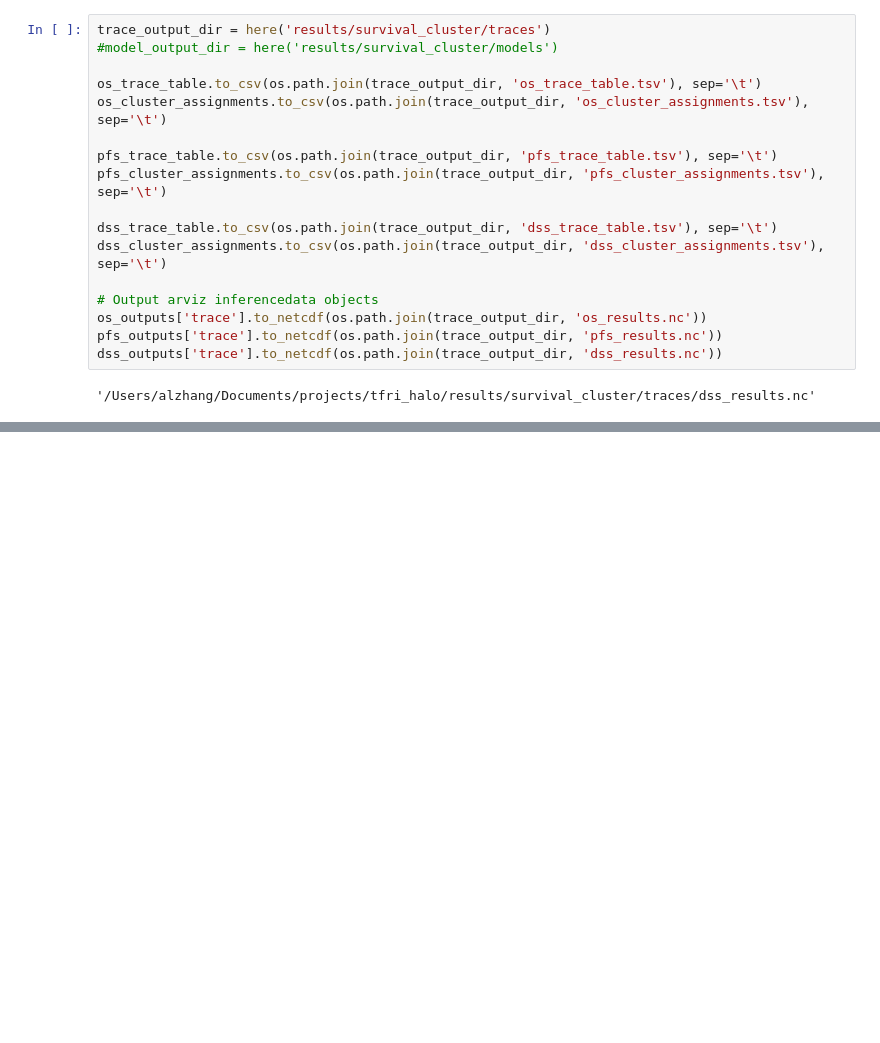
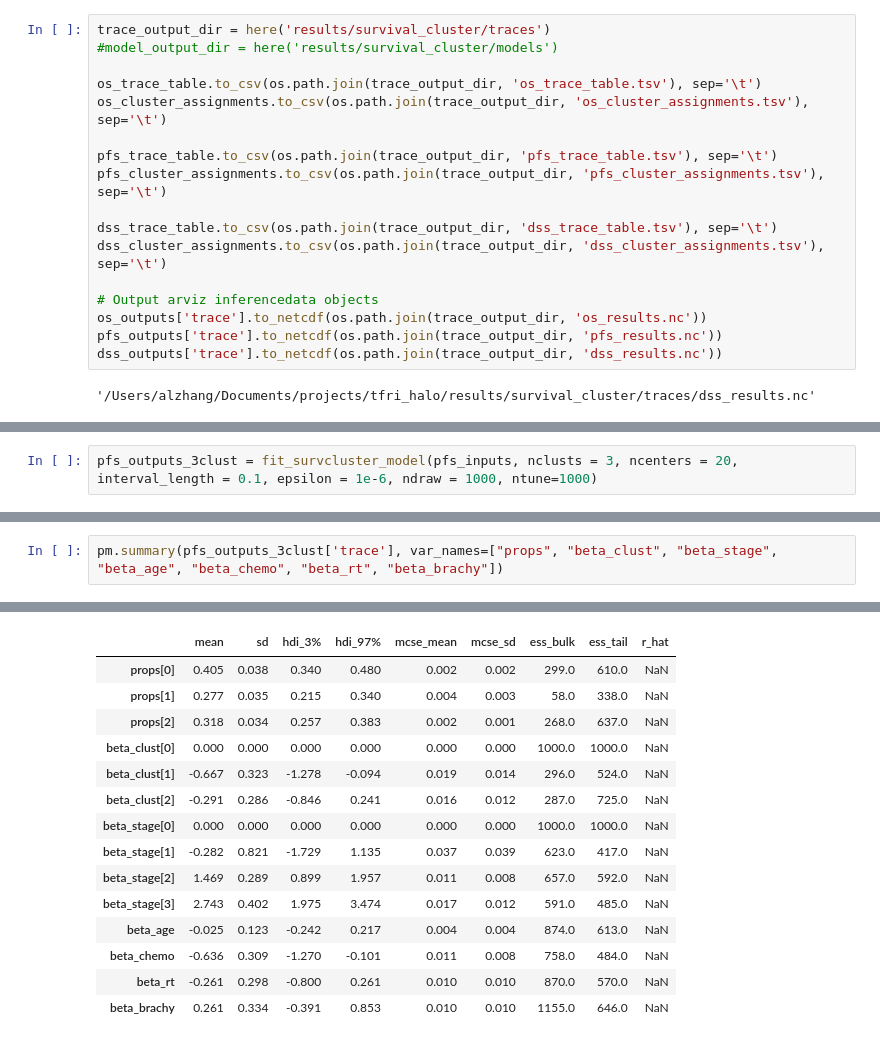
Before and after one commit to Irrationone/tfri_halo, a Jupyter notebook: submission/draft/survival_clustering.ipynb, the cells around one changed output, grey strips where cells are left out. Saved outputs shown, nothing was run; the diff lists cells and outputs as text; blank space fills up the shorter version.

```diff
--- a/submission/draft/survival_clustering.ipynb
+++ b/submission/draft/survival_clustering.ipynb
@@ -388,0 +436,2 @@ dss_outputs['trace'].to_netcdf(os.path.join(trace_output_dir, 'dss_results.nc'))
+# %%
+pfs_outputs_3clust = fit_survcluster_model(pfs_inputs, nclusts = 3, ncenters = 20, interval_length = 0.1, epsilon = 1e-6, ndraw = 1000, ntune=1000)
@@ -388,0 +463,3 @@ dss_outputs['trace'].to_netcdf(os.path.join(trace_output_dir, 'dss_results.nc'))
+# %%
+pm.summary(pfs_outputs_3clust['trace'], var_names=["props", "beta_clust", "beta_stage", "beta_age", "beta_chemo", "beta_rt", "beta_brachy"])
+# %% [output]
@@ -388,0 +467,15 @@ dss_outputs['trace'].to_netcdf(os.path.join(trace_output_dir, 'dss_results.nc'))
+|  | mean | sd | hdi_3% | hdi_97% | mcse_mean | mcse_sd | ess_bulk | ess_tail | r_hat |
+| props[0] | 0.405 | 0.038 | 0.340 | 0.480 | 0.002 | 0.002 | 299.0 | 610.0 | NaN |
+| props[1] | 0.277 | 0.035 | 0.215 | 0.340 | 0.004 | 0.003 | 58.0 | 338.0 | NaN |
+| props[2] | 0.318 | 0.034 | 0.257 | 0.383 | 0.002 | 0.001 | 268.0 | 637.0 | NaN |
+| beta_clust[0] | 0.000 | 0.000 | 0.000 | 0.000 | 0.000 | 0.000 | 1000.0 | 1000.0 | NaN |
+| beta_clust[1] | -0.667 | 0.323 | -1.278 | -0.094 | 0.019 | 0.014 | 296.0 | 524.0 | NaN |
+| beta_clust[2] | -0.291 | 0.286 | -0.846 | 0.241 | 0.016 | 0.012 | 287.0 | 725.0 | NaN |
+| beta_stage[0] | 0.000 | 0.000 | 0.000 | 0.000 | 0.000 | 0.000 | 1000.0 | 1000.0 | NaN |
+| beta_stage[1] | -0.282 | 0.821 | -1.729 | 1.135 | 0.037 | 0.039 | 623.0 | 417.0 | NaN |
+| beta_stage[2] | 1.469 | 0.289 | 0.899 | 1.957 | 0.011 | 0.008 | 657.0 | 592.0 | NaN |
+| beta_stage[3] | 2.743 | 0.402 | 1.975 | 3.474 | 0.017 | 0.012 | 591.0 | 485.0 | NaN |
+| beta_age | -0.025 | 0.123 | -0.242 | 0.217 | 0.004 | 0.004 | 874.0 | 613.0 | NaN |
+| beta_chemo | -0.636 | 0.309 | -1.270 | -0.101 | 0.011 | 0.008 | 758.0 | 484.0 | NaN |
+| beta_rt | -0.261 | 0.298 | -0.800 | 0.261 | 0.010 | 0.010 | 870.0 | 570.0 | NaN |
+| beta_brachy | 0.261 | 0.334 | -0.391 | 0.853 | 0.010 | 0.010 | 1155.0 | 646.0 | NaN |
```
Also changed, not shown: parts of 33 cells of this notebook, 22 other files.
